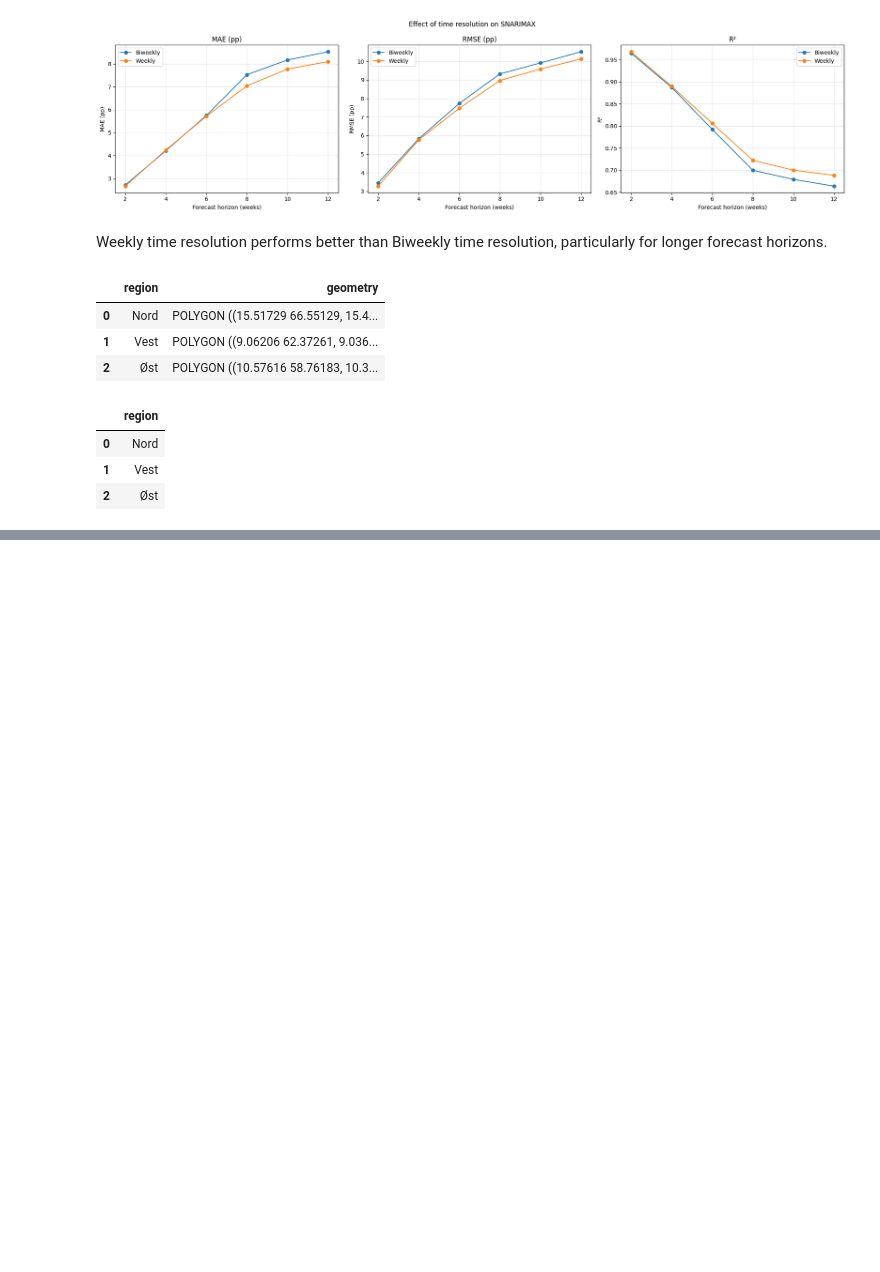
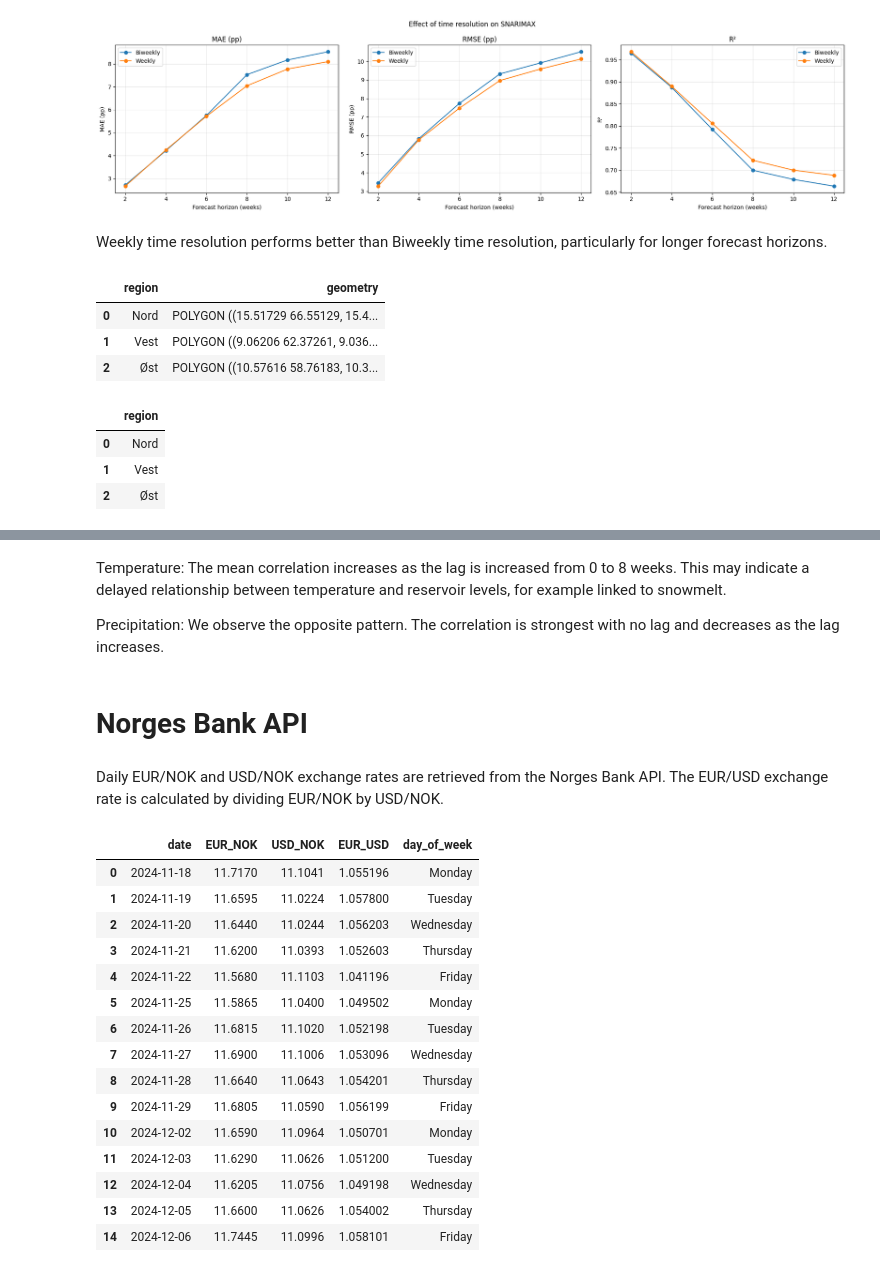
Before and after one commit to phkhle/IND320, a Jupyter notebook: jupyter_notebooks/assignment4.ipynb, the cells around one changed output, grey strips where cells are left out. Cells and saved outputs as stored; diff of their text form; code cells hidden in the pictures; blank space fills up the shorter version.

```diff
--- a/jupyter_notebooks/assignment4.ipynb
+++ b/jupyter_notebooks/assignment4.ipynb
@@ -957,0 +969,37 @@ plt.show()
+# %% [markdown]
+Temperature: The mean correlation increases as the lag is increased from 0 to 8 weeks. This may indicate a delayed relationship between temperature and reservoir levels, for example linked to snowmelt.
+
+Precipitation: We observe the opposite pattern. The correlation is strongest with no lag and decreases as the lag increases.
+# %% [markdown]
+# Norges Bank API
+# %% [markdown]
+Daily EUR/NOK and USD/NOK exchange rates are retrieved from the Norges Bank API. The EUR/USD exchange rate is calculated by dividing EUR/NOK by USD/NOK.
+# %%
+from src.NB_API import get_eur_usd_data
+
+df_exchange = get_eur_usd_data(
+    start_date="2024-11-17",
+    end_date="2026-11-17"
+)
+
+# Based on date, check which day of week it is
+df_exchange["day_of_week"] = df_exchange["date"].dt.day_name()
+
+df_exchange.head(15)
+# %% [output]
+|  | date | EUR_NOK | USD_NOK | EUR_USD | day_of_week |
+| 0 | 2024-11-18 | 11.7170 | 11.1041 | 1.055196 | Monday |
+| 1 | 2024-11-19 | 11.6595 | 11.0224 | 1.057800 | Tuesday |
+| 2 | 2024-11-20 | 11.6440 | 11.0244 | 1.056203 | Wednesday |
+| 3 | 2024-11-21 | 11.6200 | 11.0393 | 1.052603 | Thursday |
+| 4 | 2024-11-22 | 11.5680 | 11.1103 | 1.041196 | Friday |
+| 5 | 2024-11-25 | 11.5865 | 11.0400 | 1.049502 | Monday |
+| 6 | 2024-11-26 | 11.6815 | 11.1020 | 1.052198 | Tuesday |
+| 7 | 2024-11-27 | 11.6900 | 11.1006 | 1.053096 | Wednesday |
+| 8 | 2024-11-28 | 11.6640 | 11.0643 | 1.054201 | Thursday |
+| 9 | 2024-11-29 | 11.6805 | 11.0590 | 1.056199 | Friday |
+| 10 | 2024-12-02 | 11.6590 | 11.0964 | 1.050701 | Monday |
+| 11 | 2024-12-03 | 11.6290 | 11.0626 | 1.051200 | Tuesday |
+| 12 | 2024-12-04 | 11.6205 | 11.0756 | 1.049198 | Wednesday |
+| 13 | 2024-12-05 | 11.6600 | 11.0626 | 1.054002 | Thursday |
+| 14 | 2024-12-06 | 11.7445 | 11.0996 | 1.058101 | Friday |
```
Also changed, not shown: parts of 15 cells of this notebook, 8 other files.
